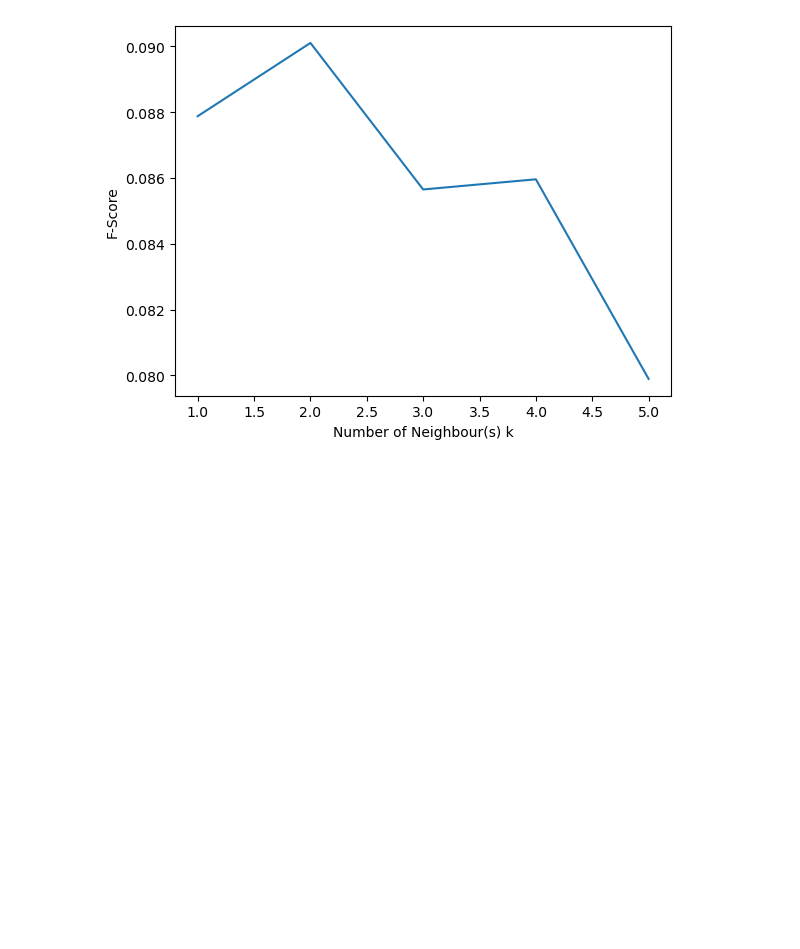
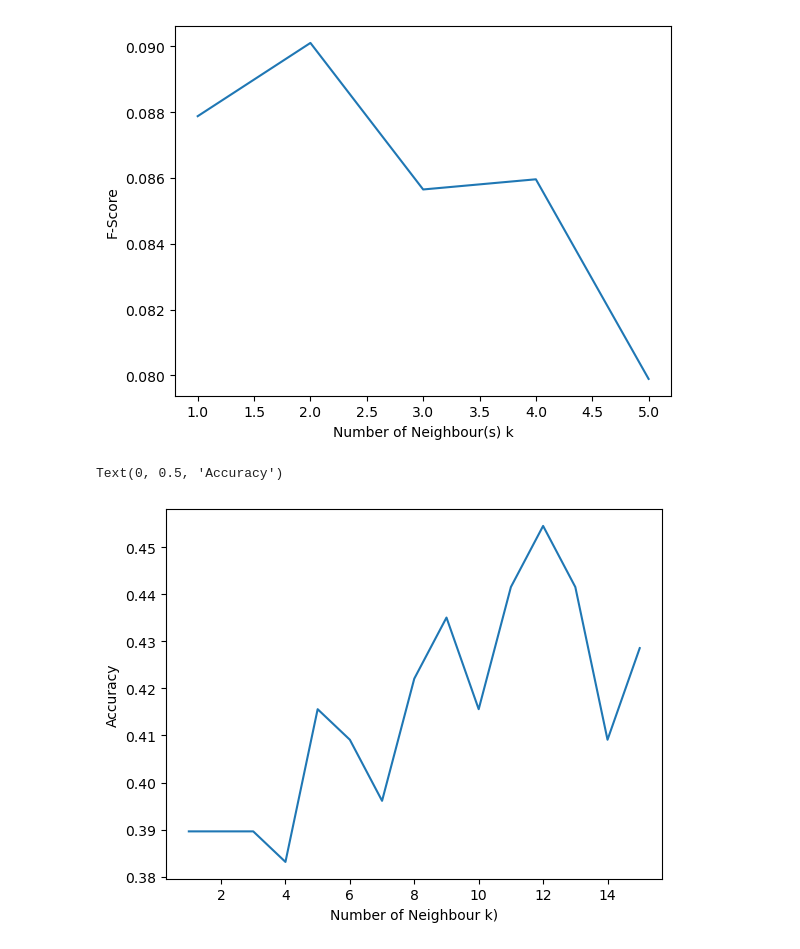
Before and after one commit to RelaxZhang/NLP_Project, a Jupyter notebook: Code/Topic_TFIDF_NNM_dev.ipynb, the cells around one changed output. Cells and saved outputs as stored; diff of their text form; code cells hidden in the pictures; blank space fills up the shorter version.

```diff
--- a/Code/Topic_TFIDF_NNM_dev.ipynb
+++ b/Code/Topic_TFIDF_NNM_dev.ipynb
@@ -284,3 +284,20 @@ plt.ylabel('F-Score')
 plt.show()
 # %% [output]
 [figure]
+# %%
+import matplotlib.pyplot as plt
+
+
+y = [0.38961038961038963, 0.38961038961038963, 0.38961038961038963, 0.38311688311688313, 0.4155844155844156, 0.4090909090909091, 0.3961038961038961, 0.42207792207792205, 0.43506493506493504, 0.4155844155844156, 0.44155844155844154, 0.45454545454545453, 0.44155844155844154, 0.4090909090909091, 0.42857142857142855]
+x  = list(range(1, 16))
+
+
+# Create a line plot
+plt.plot(x, y)
+
+# Set the title and axis labels
+plt.xlabel('Number of Neighbour k)')
+plt.ylabel('Accuracy')
+# %% [output]
+Text(0, 0.5, 'Accuracy')
+[figure, added]
```
Also changed, not shown: 2 other files.
